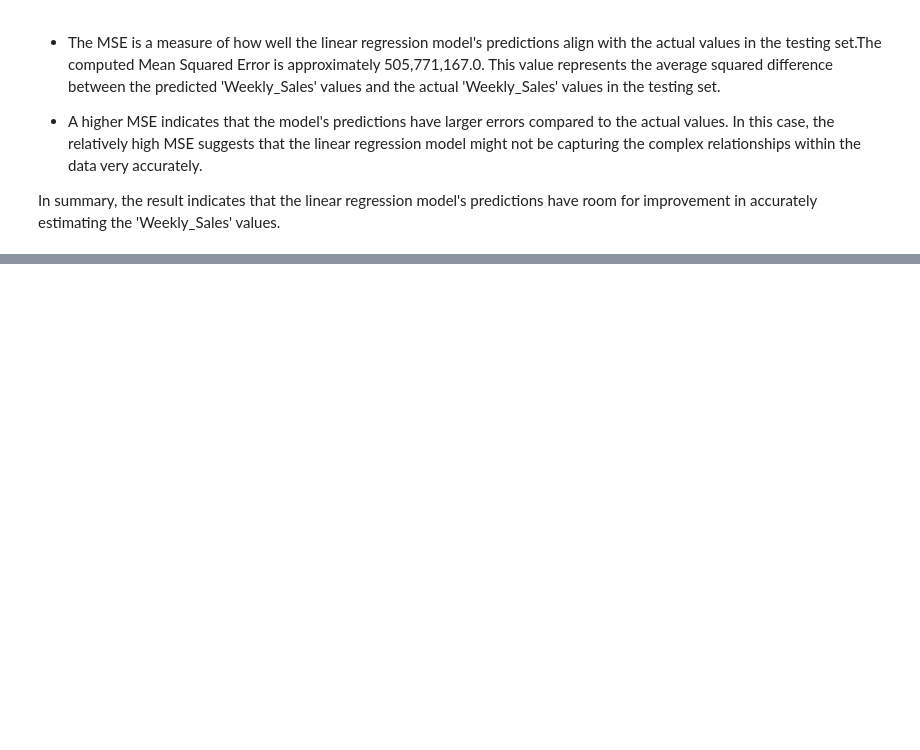
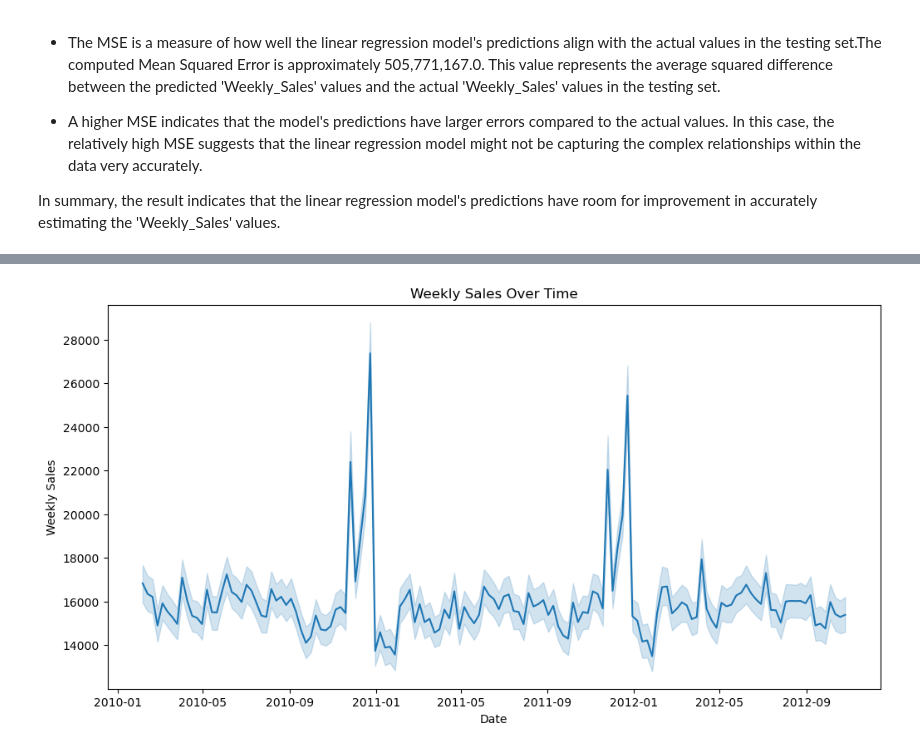
Before and after one commit to aunhengly/ana500-microProject, a Jupyter notebook: Hengly-project-#4-Walmart.ipynb, the cells around one changed output, grey strips where cells are left out. Saved outputs shown, nothing was run; the diff lists cells and outputs as text; code cells hidden in the pictures; blank space fills up the shorter version.

Commit message:
Finished the Time Series and Deep Learning for sale forcasting

```diff
--- a/Hengly-project-#4-Walmart.ipynb
+++ b/Hengly-project-#4-Walmart.ipynb
@@ -203,0 +209,26 @@ In summary, the result indicates that the linear regression model's predictions
+# %%
+# Step1: Data Loading and Preprocessing:
+
+# Create a copy to avoid modifying the original DataFrame
+df_ts = dfraw.copy()
+
+# Convert 'Weekly_Sales' to integer data type
+df_ts['Weekly_Sales'] = df_ts['Weekly_Sales'].astype(int)
+
+# Check the initial structure of the DataFrame before any modifications
+print("Before preprocessing:")
+print(df_ts.head())
+
+# Convert 'Date' column to datetime format
+df_ts['Date'] = pd.to_datetime(df_ts['Date'])
+
+# Check the DataFrame after converting 'Date' to datetime
+print("After converting 'Date' to datetime:")
+print(df_ts.head())
+
+# Set 'Date' column as index
+df_ts.set_index('Date', inplace=True)
+
+# Check the DataFrame after setting the index
+print("After setting 'Date' as index:")
+print(df_ts.head())
@@ -203,0 +267,16 @@ In summary, the result indicates that the linear regression model's predictions
+# %%
+#Step 2: Descriptive Analysis and Visualization:
+
+# Extract quarter and year
+df_ts['Quarter'] = df_ts.index.quarter
+df_ts['Year'] = df_ts.index.year
+
+# Plot weekly sales over time with quarter and year on x-axis
+plt.figure(figsize=(12, 6))
+sns.lineplot(data=df_ts, x='Date', y='Weekly_Sales')
+plt.title('Weekly Sales Over Time')
+plt.xlabel('Date')
+plt.ylabel('Weekly Sales')
+plt.show()
+# %% [output]
+[figure, added]
```
Also changed, not shown: parts of 15 cells of this notebook, 1 other file.
